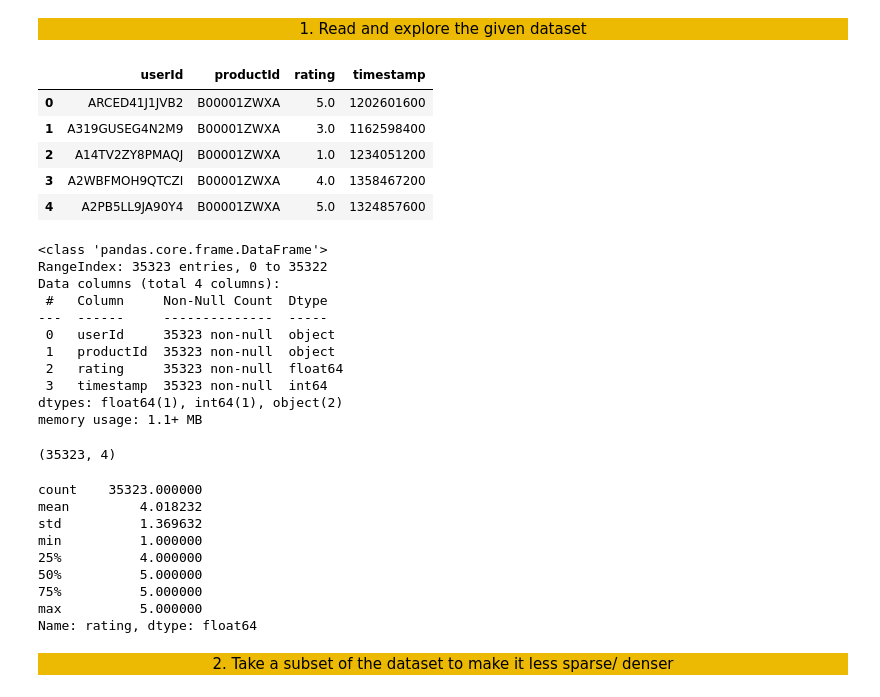
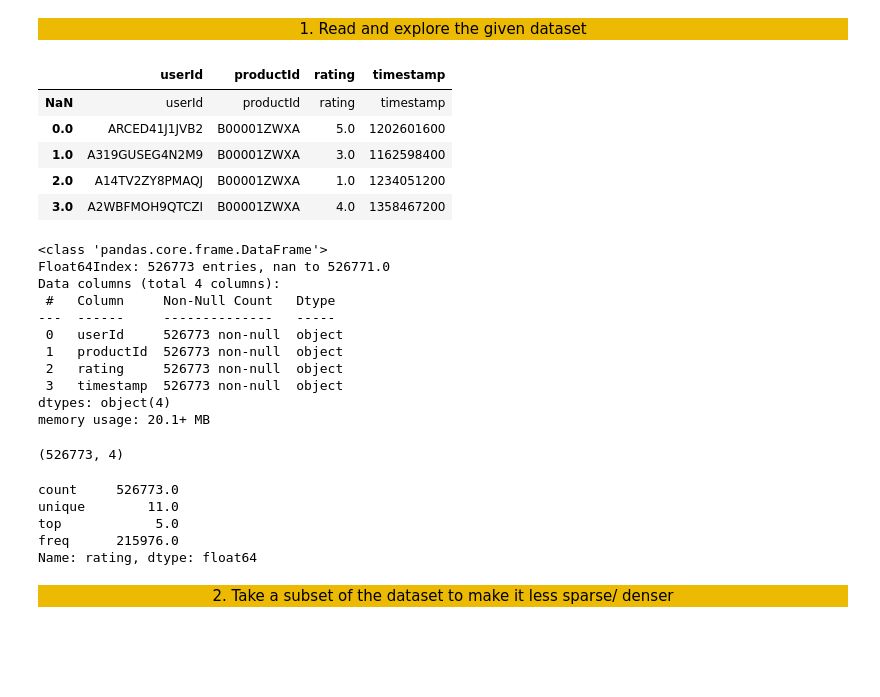
Before and after one commit to Elhassan7/Recommandation-system-_-Amazon, a Jupyter notebook: First System/product-recommendation code.ipynb, the cells around one changed output. Drawn from its saved outputs; the diff is of its cells as text; code cells hidden in the pictures; blank space fills up the shorter version.

```diff
--- a/First System/product-recommendation code.ipynb
+++ b/First System/product-recommendation code.ipynb
@@ -35,45 +35,41 @@ from sklearn.model_selection import train_test_split
 # %% [markdown]
 <center style="background-color: #ECBA03">  1. Read and explore the given dataset </center>
 # %%
-df = pd.read_csv('../First System/ratings_Electronics.csv', names=['userId', 'productId','rating','timestamp'])
+df = pd.read_csv('../First System/data_rating_Amazon.csv', names=['userId', 'productId','rating','timestamp'])
 df.head()
 # %% [output]
 |  | userId | productId | rating | timestamp |
-| 0 | ARCED41J1JVB2 | B00001ZWXA | 5.0 | 1202601600 |
-| 1 | A319GUSEG4N2M9 | B00001ZWXA | 3.0 | 1162598400 |
-| 2 | A14TV2ZY8PMAQJ | B00001ZWXA | 1.0 | 1234051200 |
-| 3 | A2WBFMOH9QTCZI | B00001ZWXA | 4.0 | 1358467200 |
-| 4 | A2PB5LL9JA90Y4 | B00001ZWXA | 5.0 | 1324857600 |
+| NaN | userId | productId | rating | timestamp |
+| 0.0 | ARCED41J1JVB2 | B00001ZWXA | 5.0 | 1202601600 |
+| 1.0 | A319GUSEG4N2M9 | B00001ZWXA | 3.0 | 1162598400 |
+| 2.0 | A14TV2ZY8PMAQJ | B00001ZWXA | 1.0 | 1234051200 |
+| 3.0 | A2WBFMOH9QTCZI | B00001ZWXA | 4.0 | 1358467200 |
 # %%
 
 df.info()
 # %% [output]
 <class 'pandas.core.frame.DataFrame'>
-RangeIndex: 35323 entries, 0 to 35322
+Float64Index: 526773 entries, nan to 526771.0
 Data columns (total 4 columns):
- #   Column     Non-Null Count  Dtype
----  ------     --------------  -----
- 0   userId     35323 non-null  object
- 1   productId  35323 non-null  object
- 2   rating     35323 non-null  float64
- 3   timestamp  35323 non-null  int64
-dtypes: float64(1), int64(1), object(2)
-memory usage: 1.1+ MB
+ #   Column     Non-Null Count   Dtype
+---  ------     --------------   -----
+ 0   userId     526773 non-null  object
+ 1   productId  526773 non-null  object
+ 2   rating     526773 non-null  object
+ 3   timestamp  526773 non-null  object
+dtypes: object(4)
+memory usage: 20.1+ MB
 # %%
 df.shape
 # %% [output]
-(35323, 4)
+(526773, 4)
 # %%
 df.rating.describe()
 # %% [output]
-count    35323.000000
-mean         4.018232
-std          1.369632
-min          1.000000
-25%          4.000000
-50%          5.000000
-75%          5.000000
-max          5.000000
+count     526773.0
+unique        11.0
+top            5.0
+freq      215976.0
 Name: rating, dtype: float64
 # %% [markdown]
 <center style="background-color:#ECBA03"> 2. Take a subset of the dataset to make it less sparse/ denser </center>
```
Also changed, not shown: parts of 1 cell of this notebook.
